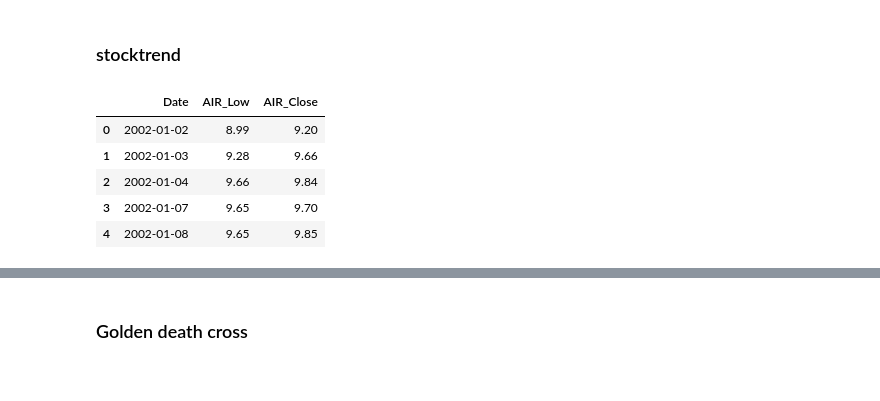
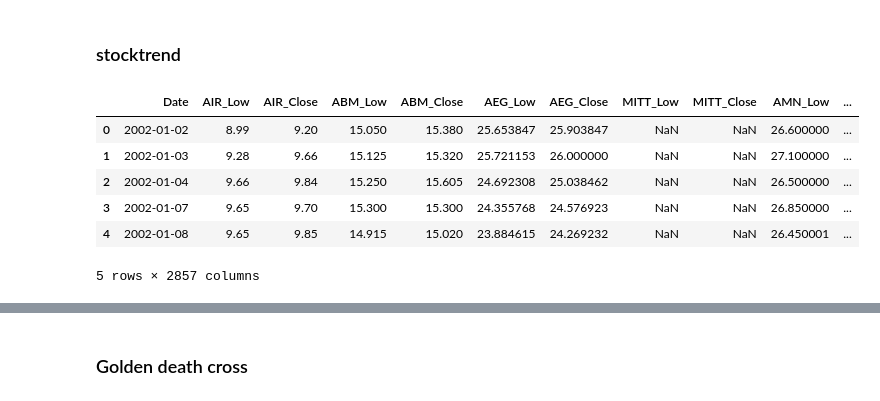
Before and after one commit to ryanlxz/backtesting, a Jupyter notebook: notebooks/test.ipynb, the cells around one changed output, grey strips where cells are left out. Drawn from its saved outputs; the diff is of its cells as text; code cells hidden in the pictures.

```diff
--- a/notebooks/test.ipynb
+++ b/notebooks/test.ipynb
@@ -153,16 +189,15 @@ df = stock_data.copy()
 # %% [markdown]
 ### stocktrend
 # %%
-# get dataset to test
-RAW_DATAPATH = conf.backtest_conf["data"]["raw_datapath"]
-df = load_data(RAW_DATAPATH,['_Close','_Low'])
+# load preprocessed dataset
+PREPROCESSED_DATAPATH = conf.backtest_conf["data"]["preprocessed_datapath"]
+df = load_data(PREPROCESSED_DATAPATH,['_Close','_Low'])
+df.head()
+# %% [output]
+|  | Date | AIR_Low | AIR_Close | ABM_Low | ABM_Close | AEG_Low | AEG_Close | MITT_Low | MITT_Close | AMN_Low | ... |
+| 0 | 2002-01-02 | 8.99 | 9.20 | 15.050 | 15.380 | 25.653847 | 25.903847 | NaN | NaN | 26.600000 | ... |
+| 1 | 2002-01-03 | 9.28 | 9.66 | 15.125 | 15.320 | 25.721153 | 26.000000 | NaN | NaN | 27.100000 | ... |
+| 2 | 2002-01-04 | 9.66 | 9.84 | 15.250 | 15.605 | 24.692308 | 25.038462 | NaN | NaN | 26.500000 | ... |
+| 3 | 2002-01-07 | 9.65 | 9.70 | 15.300 | 15.300 | 24.355768 | 24.576923 | NaN | NaN | 26.850000 | ... |
+| 4 | 2002-01-08 | 9.65 | 9.85 | 14.915 | 15.020 | 23.884615 | 24.269232 | NaN | NaN | 26.450001 | ... |
+5 rows × 2857 columns
-# %%
-stock_trend_df = df[['Date','AIR_Low','AIR_Close']]
-stock_trend_df.head()
-# %% [output]
-|  | Date | AIR_Low | AIR_Close |
-| 0 | 2002-01-02 | 8.99 | 9.20 |
-| 1 | 2002-01-03 | 9.28 | 9.66 |
-| 2 | 2002-01-04 | 9.66 | 9.84 |
-| 3 | 2002-01-07 | 9.65 | 9.70 |
-| 4 | 2002-01-08 | 9.65 | 9.85 |
```
Also changed, not shown: parts of 52 cells of this notebook, 1 other file.
